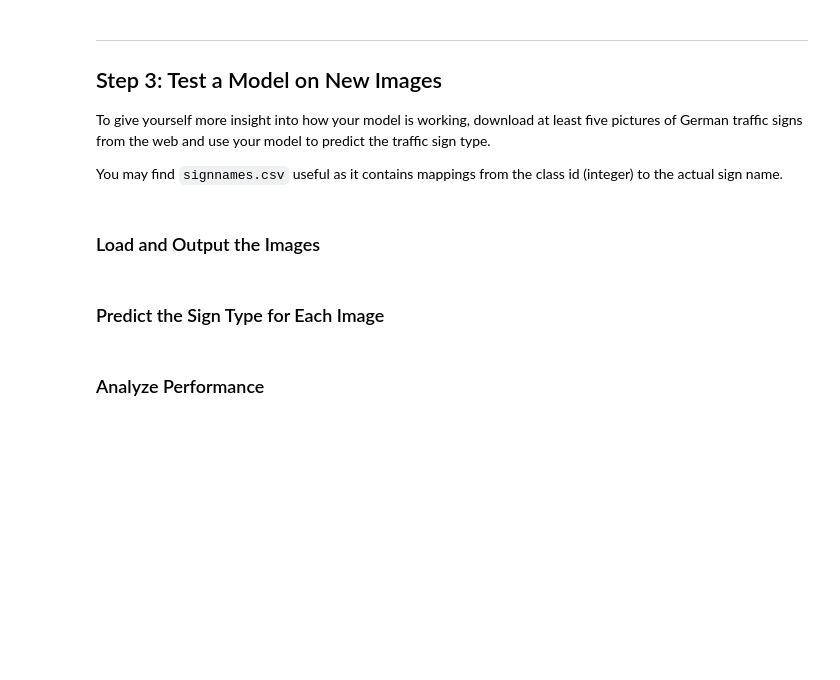
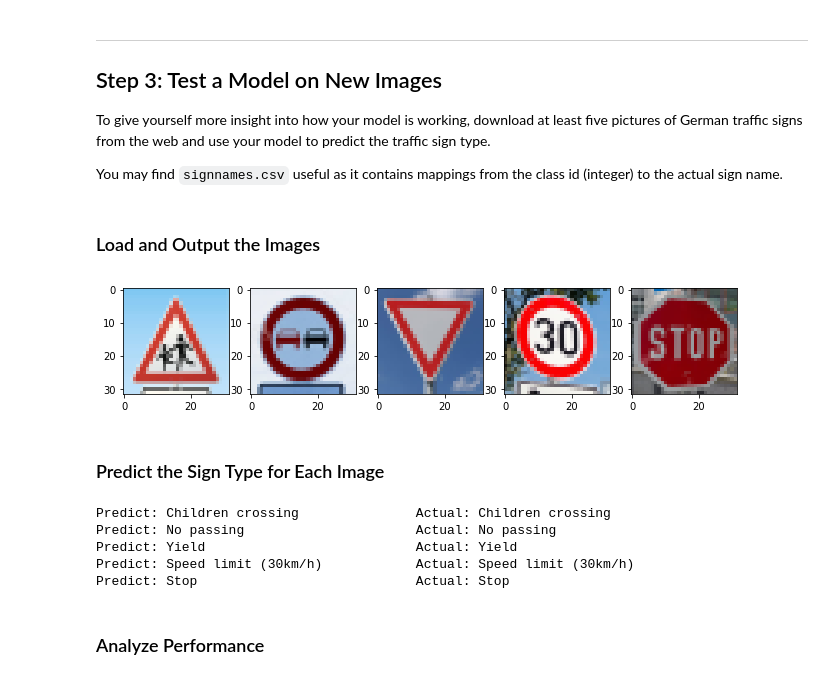
Before and after one commit to ruithumbup/CarND-Traffic-Sign-Classifier-Project, a Jupyter notebook: Traffic_Sign_Classifier.ipynb, the cells around one changed output. Drawn from its saved outputs; the diff is of its cells as text; code cells hidden in the pictures; blank space fills up the shorter version.

```diff
--- a/Traffic_Sign_Classifier.ipynb
+++ b/Traffic_Sign_Classifier.ipynb
@@ -423,6 +427,23 @@ You may find `signnames.csv` useful as it contains mappings from the class id (i
 # %%
 ### Load the images and plot them here.
 ### Feel free to use as many code cells as needed.
+# %%
+import cv2
+import os
+# Create a list to store all image paths
+img_paths = os.listdir("new_images/")
+# Create an array to store image pixel values
+new_images = np.empty([5,32,32,3], dtype=np.uint8)
+# Load images
+for i, img_path in enumerate(img_paths):
+        read_image = cv2.imread("new_images/" + img_path)
+        if (read_image) is not None:
+            new_images[i] = cv2.resize(cv2.cvtColor(read_image, cv2.COLOR_BGR2RGB),
+                                       (32,32),interpolation=cv2.INTER_AREA)
+            plt.subplot(1,5,i+1)
+            plt.imshow(new_images[i])
+# %% [output]
+[figure, added]
 # %% [markdown]
 ### Predict the Sign Type for Each Image
 # %%
@@ -432,3 +456,27 @@ You may find `signnames.csv` useful as it contains mappings from the class id (i
+# %%
+# Process the input images
+new_images_flat = new_images.reshape((5 * image_shape[0] * image_shape[1], 3))
+new_images_flat_norm = (new_images_flat - 128.) / 128.
+new_images_flat_norm_gray = np.matmul(new_images_flat_norm, RGB2GRAY)
+new_images_norm = new_images_flat_norm_gray.reshape((5, image_shape[0], image_shape[1], 1))
+# Run classifier
+with tf.Session() as sess:
+    saver = tf.train.Saver()
+    saver.restore(sess,tf.train.latest_checkpoint('.'))
+    output = sess.run(top_k, feed_dict={x:new_images_norm, keep_prob:1.0})
+    for i, predict in enumerate(output[1]):
+        print(
+            "Predict:",
+            "{:<20}".format(signs_dict[predict[0]]),
+            "{:<10}".format(""),
+            "Actual:",
+            "{:<10}".format(signs_dict[new_labels[i]]))
+# %% [output]
+Predict: Children crossing               Actual: Children crossing
+Predict: No passing                      Actual: No passing
+Predict: Yield                           Actual: Yield
+Predict: Speed limit (30km/h)            Actual: Speed limit (30km/h)
+Predict: Stop                            Actual: Stop
 # %% [markdown]
 ### Analyze Performance
 # %%
```
Also changed, not shown: parts of 10 cells of this notebook, 3 other files.
